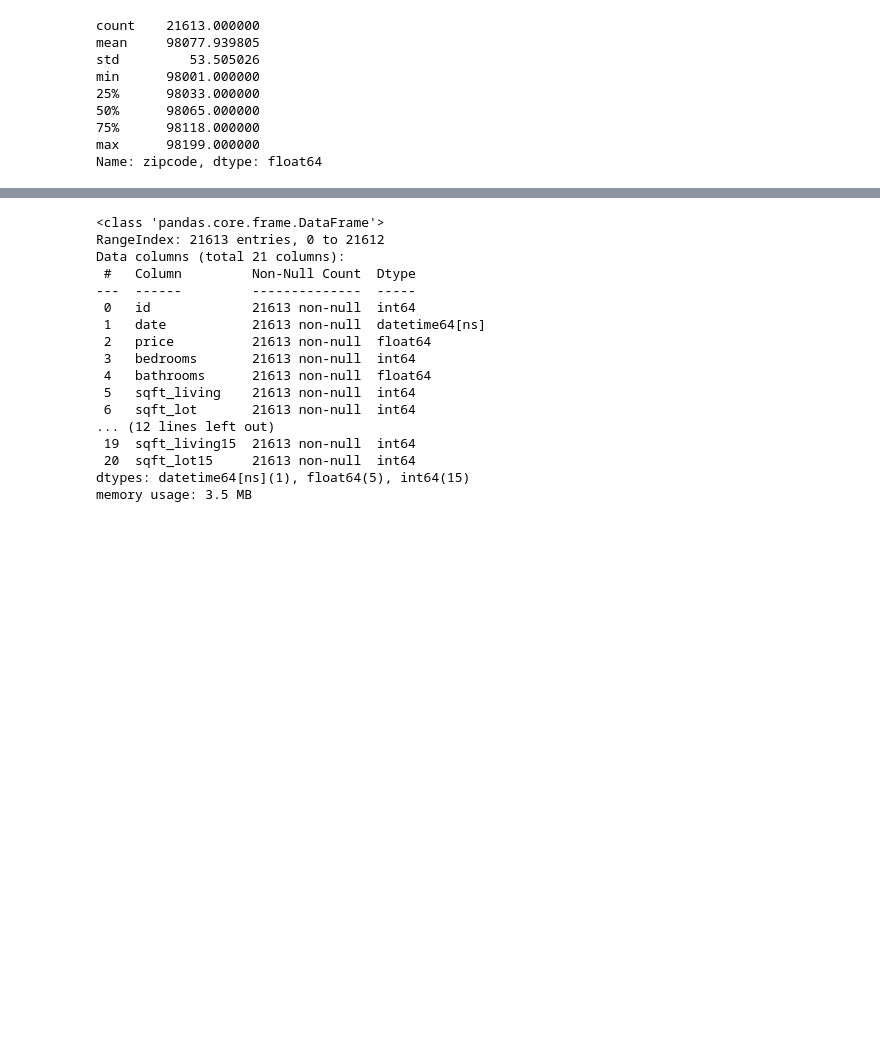
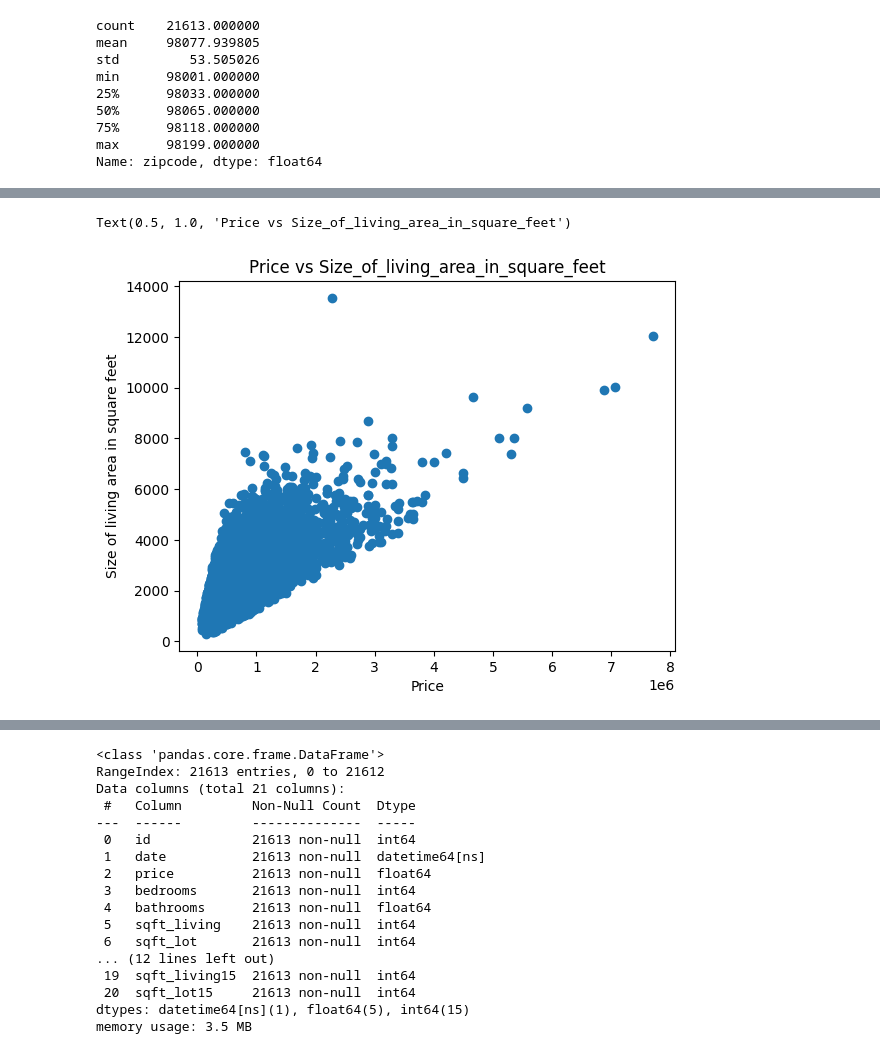
Before and after one commit to Pelumioluwa/Data-Science-Projects, a Jupyter notebook: Code /Price_Predictor.ipynb, the cells around one changed output, grey strips where cells are left out. Cells and saved outputs as stored; diff of their text form; code cells hidden in the pictures; blank space fills up the shorter version.

Commit message:
update to price predictor code

```diff
--- a/Code /Price_Predictor.ipynb
+++ b/Code /Price_Predictor.ipynb
@@ -35,7 +56,7 @@ The first step we carried out was to import the data and check if the data is cl
 4. We converted the date column to datetime datatype.
 # %%
 #import the house data and view the imported data
-house_data = pd.read_csv('https://raw.githubusercontent.com/Pelumioluwa/MBAN6110Class/main/Class_code/kc_house_data.csv')
+house_data = pd.read_csv('https://raw.githubusercontent.com/Pelumioluwa/MBAN6110Class/main/Data/kc_house_data.csv')
 house_data.head()
 # %% [output]
 |  | id | date | price | bedrooms | bathrooms | sqft_living | sqft_lot | floors | waterfront | view | ... |
@@ -84,0 +151,12 @@ Name: zipcode, dtype: float64
+# %%
+#price against number of size of living area in square feet
+plt.scatter(house_data.price,house_data.sqft_living)
+plt.xlabel('Price')
+plt.ylabel('Size of living area in square feet')
+plt.title("Price vs Size_of_living_area_in_square_feet")
+# We can see that as the size of living area in square feet increases, price increase.
+# Therefore the size of living area in square feet positively affects the price of a house.
+# There is an outlier in the data, but we would keep it in as it is not an outlier in the other data column
+# %% [output]
+Text(0.5, 1.0, 'Price vs Size_of_living_area_in_square_feet')
+[figure, added]
```
Also changed, not shown: parts of 24 cells of this notebook.
